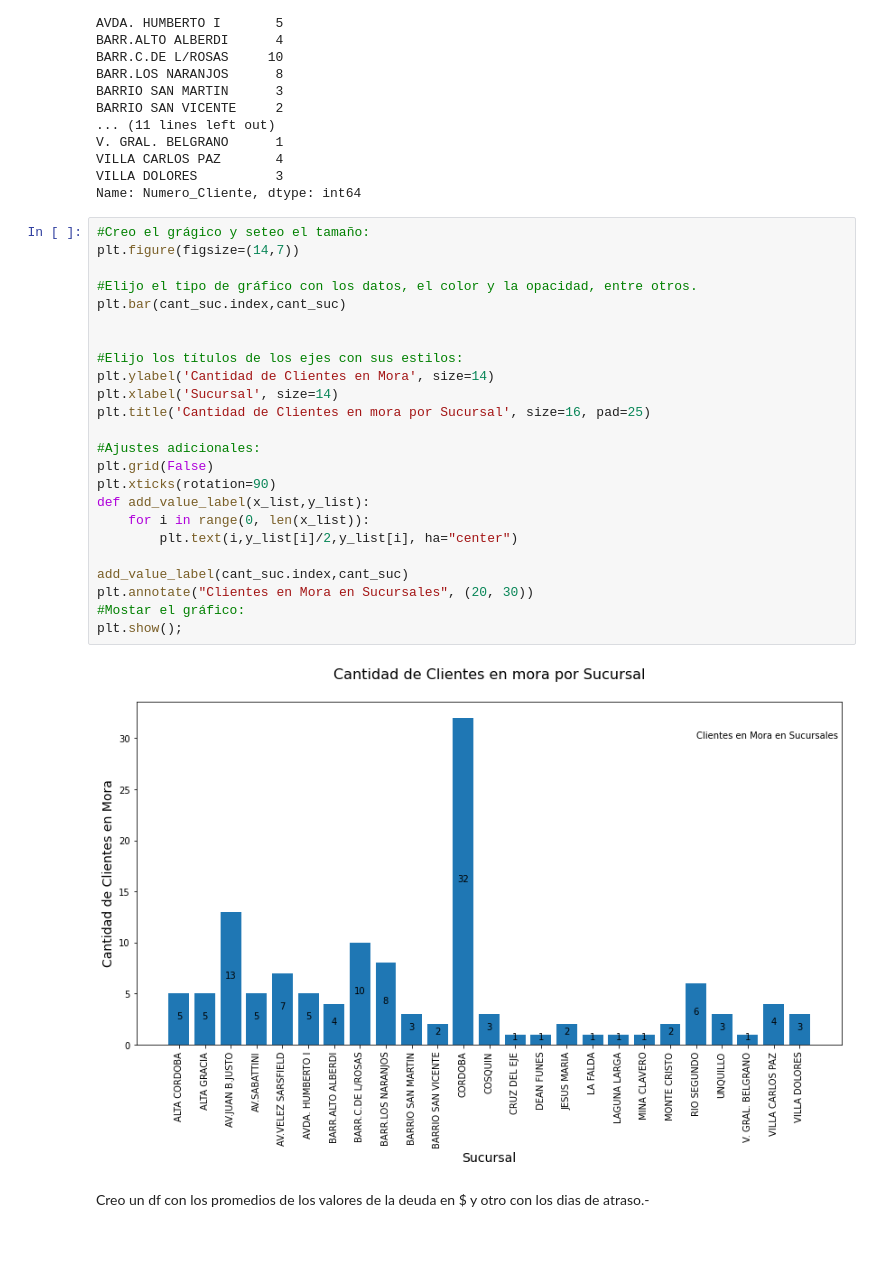
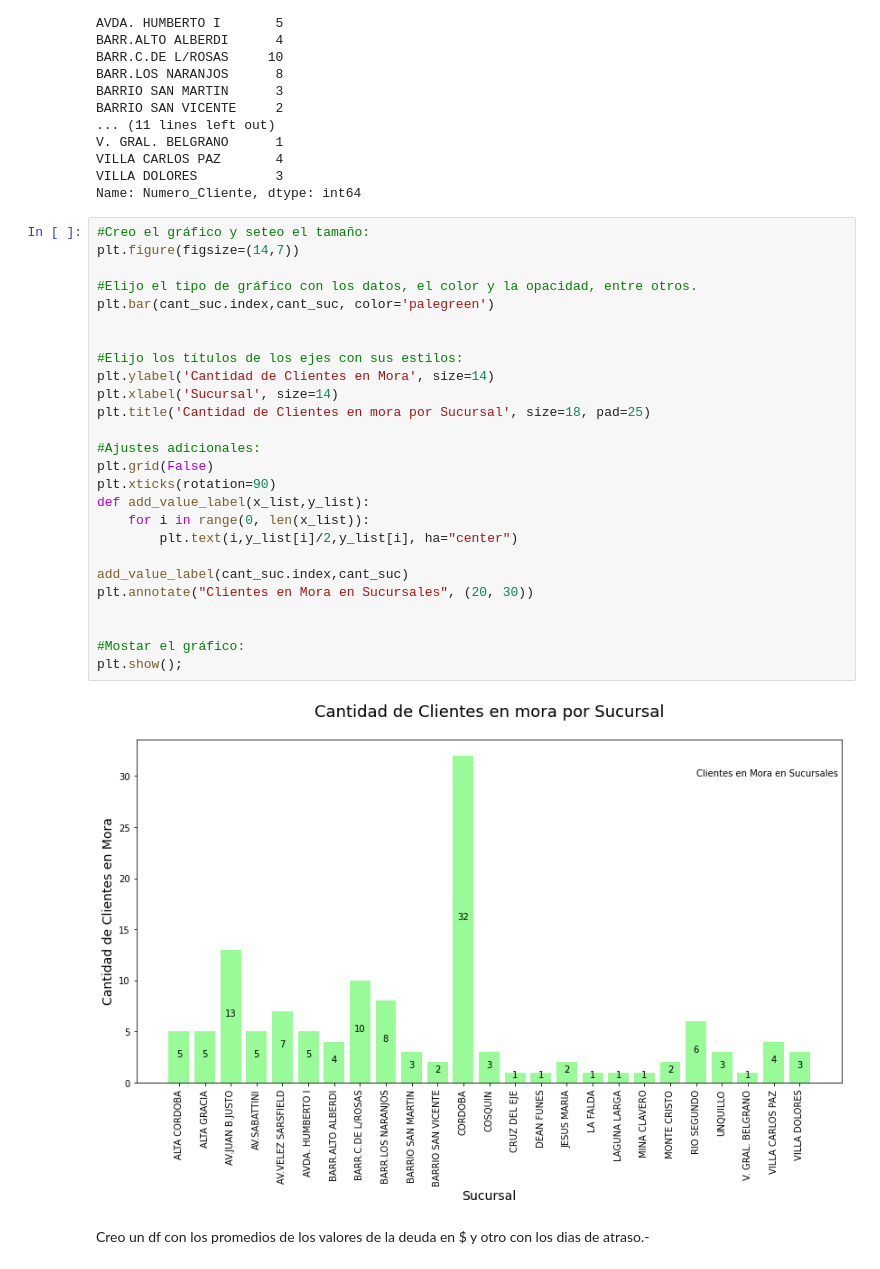
Before and after one commit to agustingonz/Analisis-Mora-Banco-Nacion, a Jupyter notebook: Analisis Mora Bna.ipynb, the cells around one changed output. Drawn from its saved outputs; the diff is of its cells as text; blank space fills up the shorter version.

```diff
--- a/Analisis Mora Bna.ipynb
+++ b/Analisis Mora Bna.ipynb
@@ -73,31 +73,33 @@ VILLA CARLOS PAZ       4
 VILLA DOLORES          3
 Name: Numero_Cliente, dtype: int64
 # %%
-#Creo el grágico y seteo el tamaño:
+#Creo el gráfico y seteo el tamaño:
 plt.figure(figsize=(14,7))
 
 #Elijo el tipo de gráfico con los datos, el color y la opacidad, entre otros.
-plt.bar(cant_suc.index,cant_suc)
+plt.bar(cant_suc.index,cant_suc, color='palegreen')
 
 
 #Elijo los títulos de los ejes con sus estilos:
 plt.ylabel('Cantidad de Clientes en Mora', size=14)
 plt.xlabel('Sucursal', size=14)
-plt.title('Cantidad de Clientes en mora por Sucursal', size=16, pad=25)
+plt.title('Cantidad de Clientes en mora por Sucursal', size=18, pad=25)
 
 #Ajustes adicionales:
 plt.grid(False)
 plt.xticks(rotation=90)
 def add_value_label(x_list,y_list):
     for i in range(0, len(x_list)):
         plt.text(i,y_list[i]/2,y_list[i], ha="center")
 
 add_value_label(cant_suc.index,cant_suc)
 plt.annotate("Clientes en Mora en Sucursales", (20, 30))
+
+
 #Mostar el gráfico:
 plt.show();
 # %% [output]
-[figure, old version]
+[figure, new version]
 # %% [markdown]
 Creo un df con los promedios de los valores de la deuda en $ y otro con los dias de atraso.-
 # %%
```
